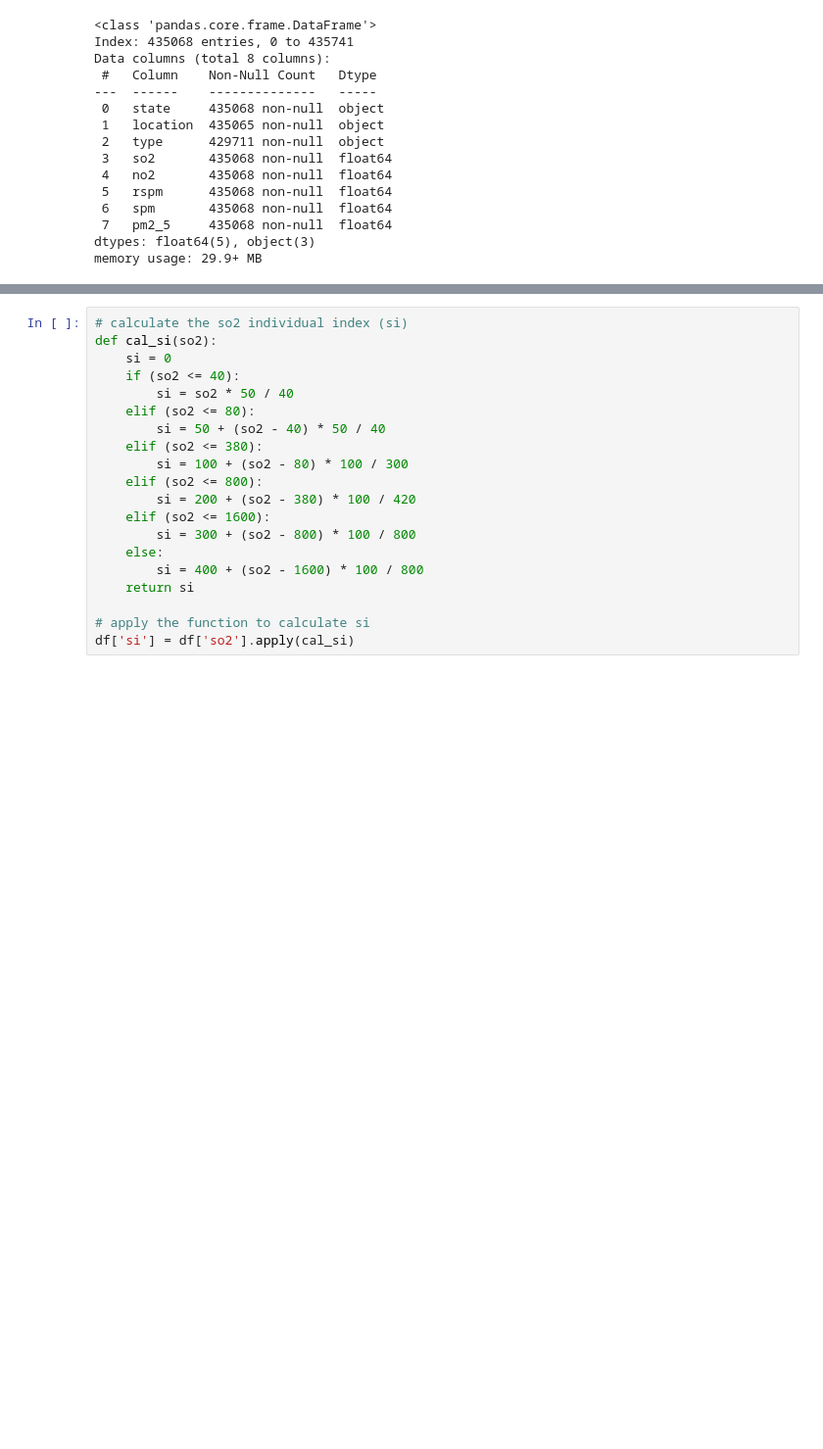
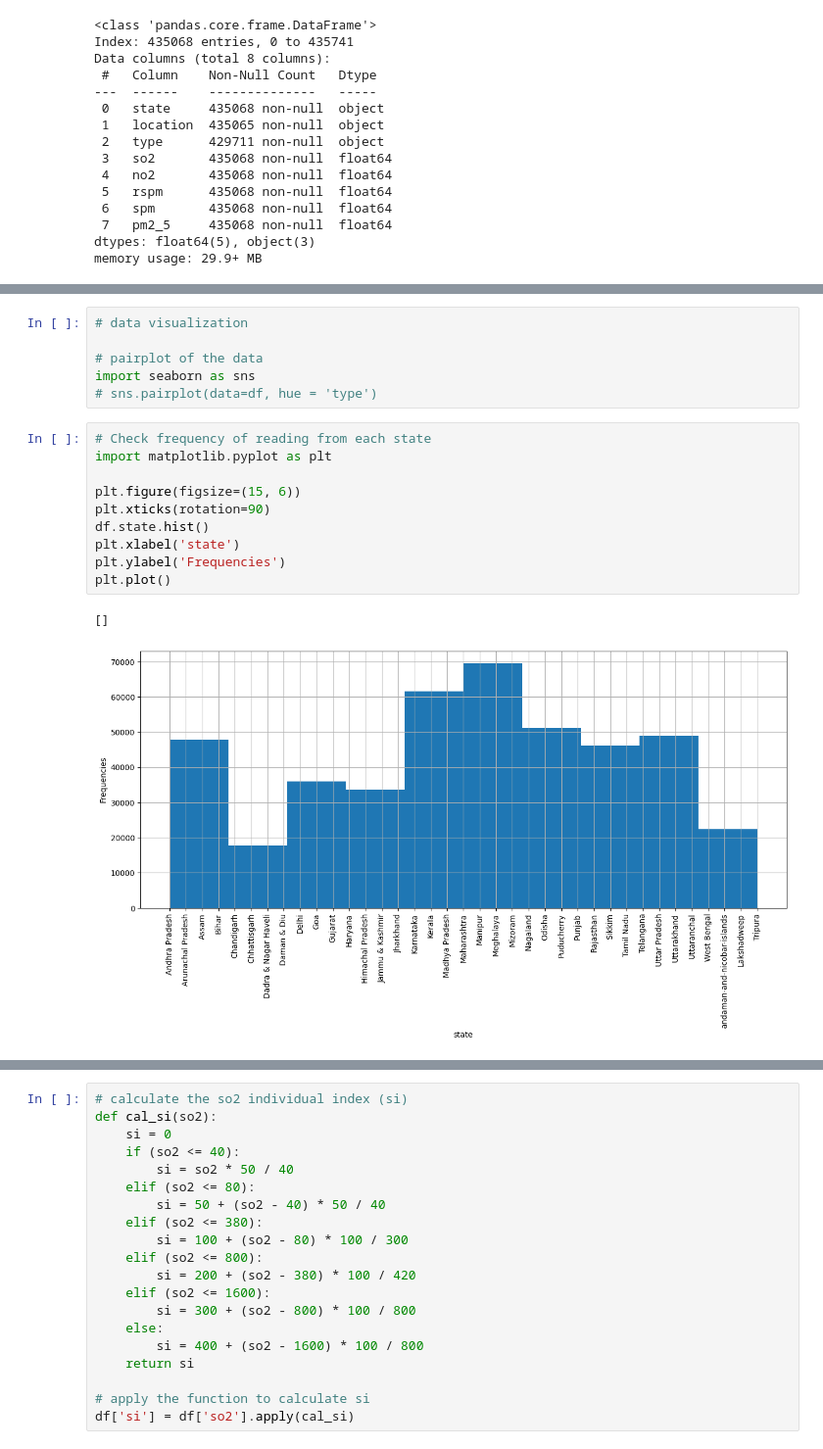
Before and after one commit to Panchajanya1999/aqi_ml, a Jupyter notebook: notebook.ipynb, the cells around one changed output, grey strips where cells are left out. Shown at 98% size. Drawn from its saved outputs; the diff is of its cells as text; blank space fills up the shorter version.

```diff
--- a/notebook.ipynb
+++ b/notebook.ipynb
@@ -185,0 +220,19 @@ memory usage: 29.9+ MB
+# %%
+# data visualization
+
+# pairplot of the data
+import seaborn as sns
+# sns.pairplot(data=df, hue = 'type')
+# %%
+# Check frequency of reading from each state
+import matplotlib.pyplot as plt
+
+plt.figure(figsize=(15, 6))
+plt.xticks(rotation=90)
+df.state.hist()
+plt.xlabel('state')
+plt.ylabel('Frequencies')
+plt.plot()
+# %% [output]
+[]
+[figure, added]
```
Also changed, not shown: parts of 24 cells of this notebook.
